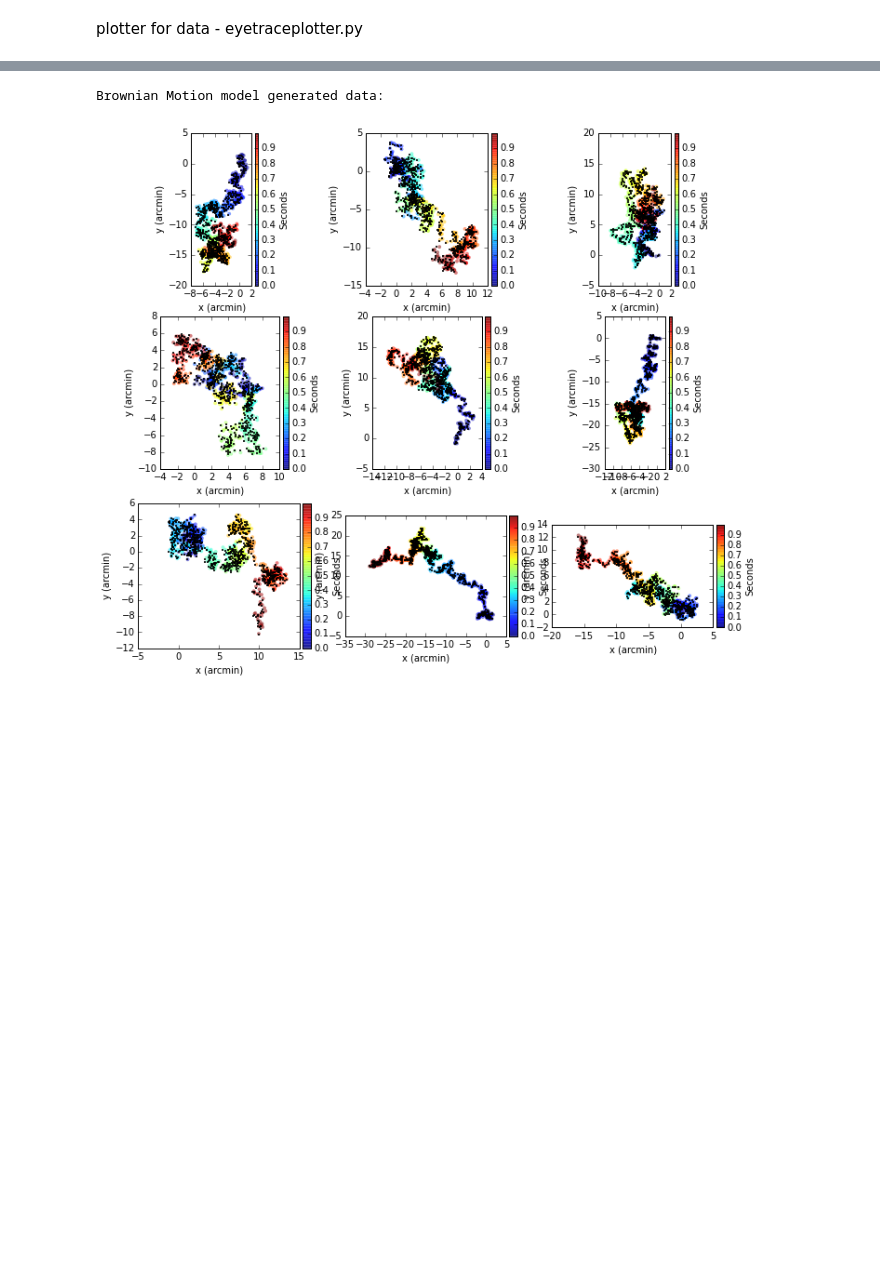
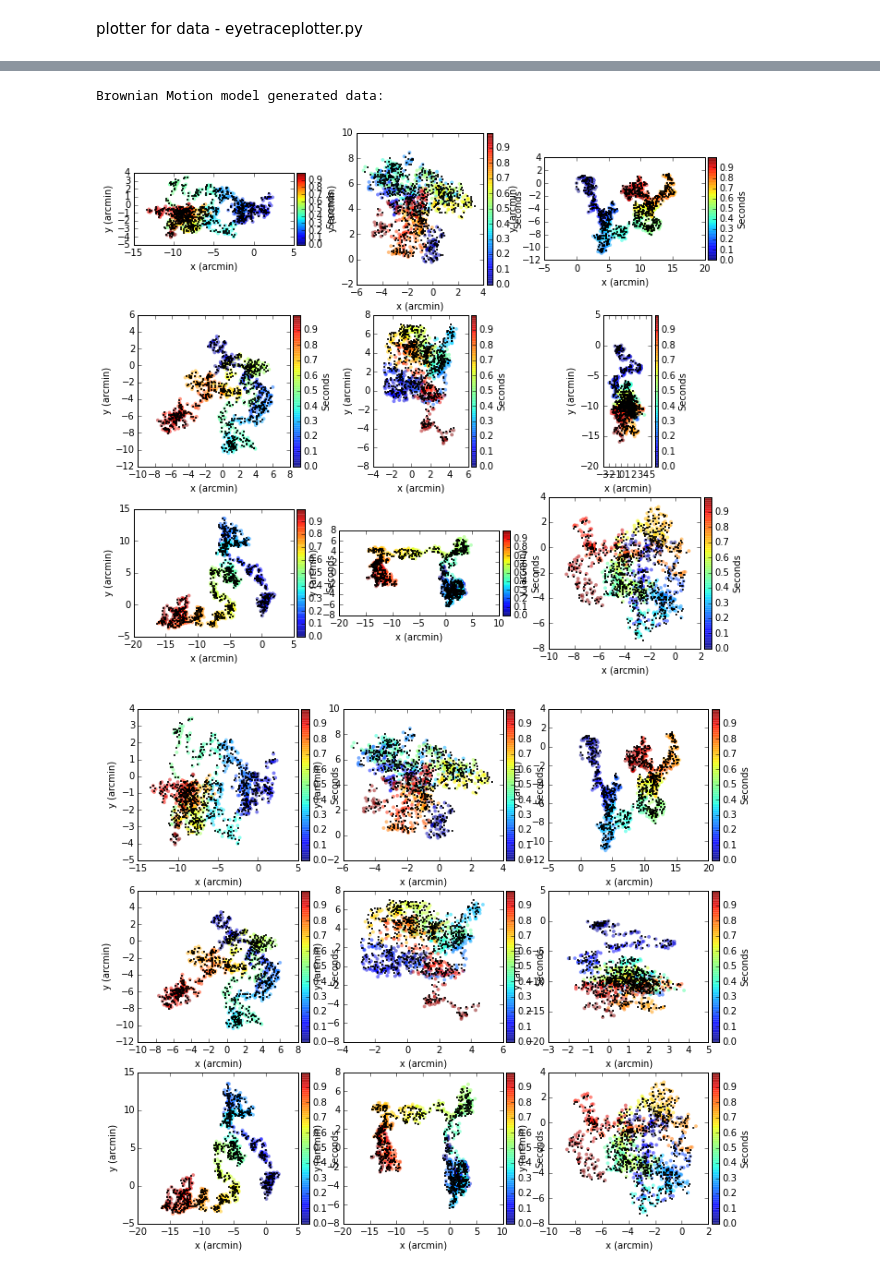
Before and after one commit to vdutell/eyemovement, a Jupyter notebook: implelemting into pipeline.ipynb, the cells around one changed output, grey strips where cells are left out. Drawn from its saved outputs; the diff is of its cells as text; code cells hidden in the pictures; blank space fills up the shorter version.

```diff
--- a/implelemting into pipeline.ipynb
+++ b/implelemting into pipeline.ipynb
@@ -1071,6 +1114,8 @@ ty = 1e-1
 ##look at and generate 9 trials
 ntrials = 9
 
+##save files here
+output_dir = os.getcwd()
 
 ##data processing
 
@@ -1080,5 +1125,12 @@ trials = check_len(trials, 840)
 trials = [interp_mf(trial) for trial in trials]
 trials = filter_cvips(trials, wsize)
 trials = kfiltervelocity(trials, ivx, ivy, tvx, tvy, ov)
+
+#save files
+mysavemat(trials, trials[0].kfdt,
+        trials[0].filterinfo,
+        os.path.join(output_dir, 'filtered_traces.mat'))
+
 print '\nsmoothed veloicity model real data:'
-eyetraceplot(trials, ntrials)
+eyetraceplot(trials, ntrials, True)
+eyetraceplot(trials, ntrials, False)
@@ -1095,8 +1163,15 @@ velocity model generated data:
 # %%
 ##generate traces using Brownian Motion model
 bmgentrials = gentracebm(tx, ty, ov, dt, ntrials)
+
+mysavemat(bmgentrials, dt,
+        "eyetraces generated with the brownian motion model",
+        os.path.join(output_dir, 'bm_gen_traces.mat'))
+
 print '\nBrownian Motion model generated data:'
-eyetraceplot(bmgentrials,ntrials)
+eyetraceplot(bmgentrials,ntrials,True)
+eyetraceplot(bmgentrials,ntrials,False)
 # %% [output]
 Brownian Motion model generated data:
-[figure, old version]
+[figure, new version]
+[figure, added]
```
Also changed, not shown: parts of 3 cells of this notebook, 1 other file.
